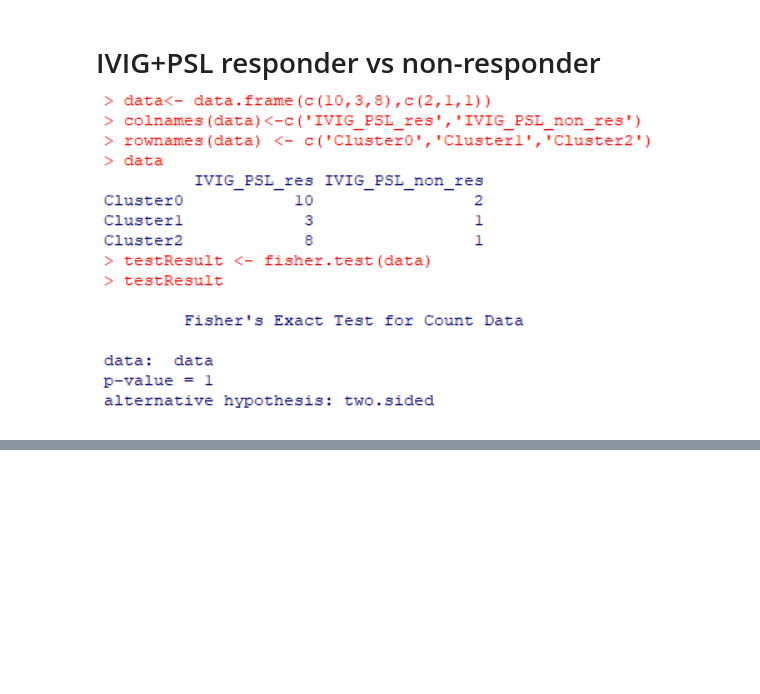
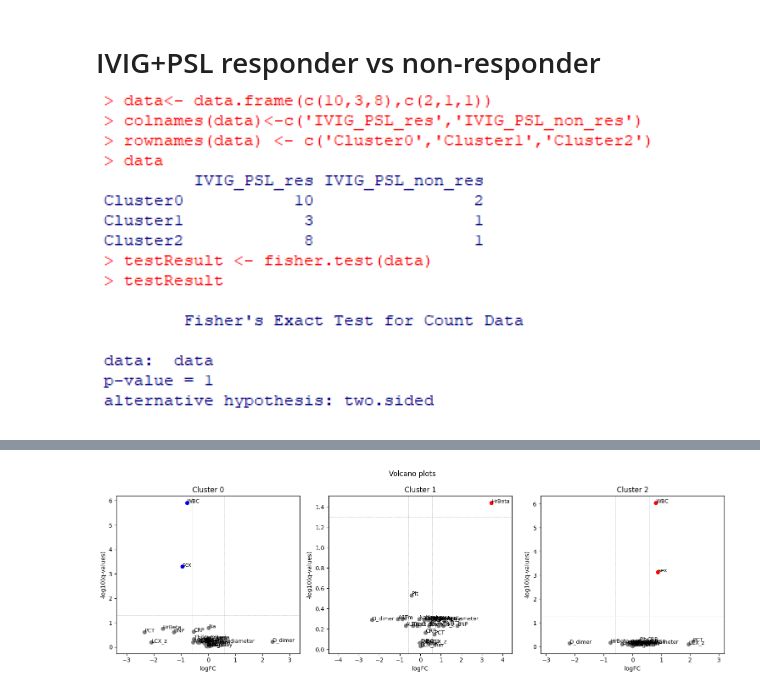
Before and after one commit to YoshifumiMiyagi/KD_ML, a Jupyter notebook: IP2_add76.ipynb, the cells around one changed output, grey strips where cells are left out. Saved outputs shown, nothing was run; the diff lists cells and outputs as text; code cells hidden in the pictures; blank space fills up the shorter version.

```diff
--- a/IP2_add76.ipynb
+++ b/IP2_add76.ipynb
@@ -174,0 +232,10 @@ Pythonでは2×2以上のFisherが不可。Rで対応。![IVIG.png](embedded-pic
+# %%
+from sklearn.cluster import KMeans
+
+kmeans_model = KMeans(n_clusters = 3).fit(A)
+clusters = kmeans_model.labels_
+
+k=3
+for i in range(k):
+    num = list(clusters).count(i)
+    print(f'Cluster {i}: n = {num}')
@@ -174,0 +246,69 @@ Pythonでは2×2以上のFisherが不可。Rで対応。![IVIG.png](embedded-pic
+# %%
+import numpy as np
+from scipy import stats
+from statsmodels.stats.multitest import multipletests
+
+df_features_with_clusters = A.copy()
+df_features_with_clusters['cluster'] = clusters
+cols = A.columns
+
+q_threshold = 0.05
+fc_threshold = 1.5
+
+fig = plt.figure(figsize=(15,5))
+
+for i in range(k):
+    p_values = []
+    fcs = []
+
+    for col in cols:
+
+        group_1 = df_features_with_clusters[df_features_with_clusters['cluster'] == i][col]
+        group_2 = df_features_with_clusters[df_features_with_clusters['cluster'] != i][col]
+        p_value = stats.ttest_ind(group_1, group_2, equal_var=False)[1]
+        p_values.append(p_value)
+
+
+        fc = group_1.mean()/group_2.mean()
+        fcs.append(fc)
+
+
+    q_values = multipletests(p_values, method='fdr_bh')[1]
+
+
+    colors = []
+    for col, q_value, fc in zip(cols, q_values, fcs):
+
+        if q_value < q_threshold and fc > fc_threshold:
+            colors.append('red')
+
+        elif q_value < q_threshold and fc < 1/fc_threshold:
+            colors.append('blue')
+
+        else:
+            colors.append('gray')
+
+    ax = fig.add_subplot(1,3,i+1)
+    ax.scatter(np.log2(fcs), -np.log10(q_values),
+    c=colors)
+
+    max_val = max(abs(np.nanmin(np.log2(fcs)[np.log2(fcs) != -np.inf])), max(np.log2(fcs)))
+    ax.set_xlim([-max_val-1, max_val+1])
+    ax.set_ylim(ax.get_ylim())
+
+
+    ax.hlines([-np.log10(q_threshold)], -max_val-1, max_val+1, 'gray', 'dashed', linewidth=0.5, alpha=0.5)
+    ax.vlines([np.log2(fc_threshold), np.log2(1/fc_threshold)], ax.get_ylim()[0], ax.get_ylim()[1], 'gray', 'dashed', linewidth=0.5, alpha=0.5)
+
+
+    ax.set_title(f'Cluster {i}')
+    ax.set_xlabel('logFC')
+    ax.set_ylabel('-log10(q-values)')
+    for j, label in enumerate(cols):
+        ax.annotate(label, (np.log2(fcs)[j], -np.log10(q_values)[j]), size=9)
+
+fig.suptitle('Volcano plots')
+fig.tight_layout()
+plt.show()
+# %% [output]
+[figure, added]
```
Also changed, not shown: parts of 12 cells of this notebook.
